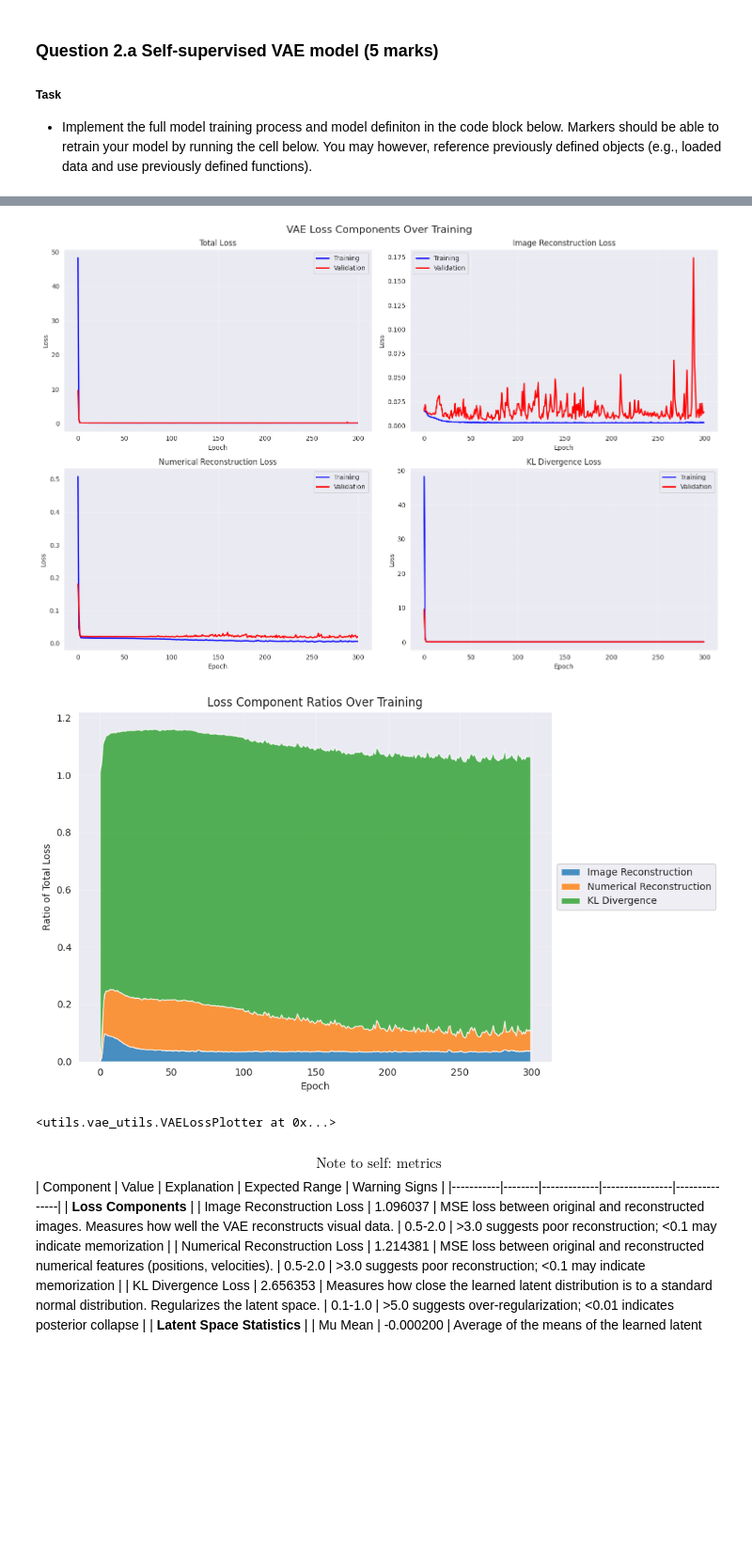
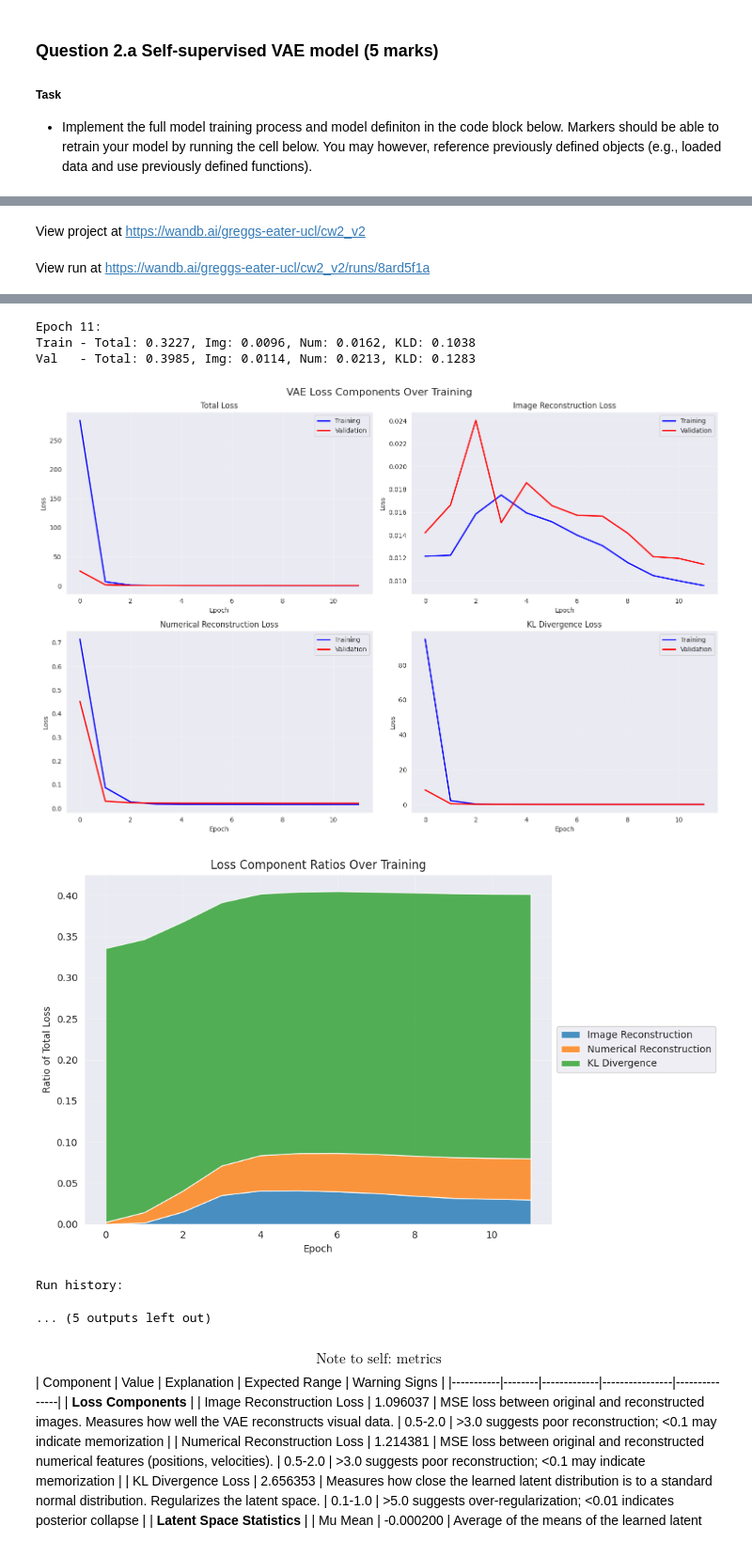
Before and after one commit to the-rich-piana/COMP0188_DeepLearning, a Jupyter notebook: COURSEWORK_2/CW2_Questions_105_marks_QUESTIONS.ipynb, the cells around one changed output, grey strips where cells are left out. Shown at 94% size. Cells and saved outputs as stored; diff of their text form; code cells hidden in the pictures; blank space fills up the shorter version.

```diff
--- a/COURSEWORK_2/CW2_Questions_105_marks_QUESTIONS.ipynb
+++ b/COURSEWORK_2/CW2_Questions_105_marks_QUESTIONS.ipynb
@@ -1376,11 +1938,11 @@ This is so much better than using a dictionary.
 """
 @dataclass(frozen=True)
 class VAEHyperParams:
-    NUM_EPOCHS: int = 300
-    BETA: float = 1.0
+    NUM_EPOCHS: int = 12
+    BETA: float = 3.0
     BATCH_SIZE: int = 64
     IMAGE_SIZE: int = 224
-    LATENT_DIM: int = 128
+    LATENT_DIM: int = 127
     LEARNING_RATE: float = 1e-3
     EPSILON: float = 1e-4
 
@@ -1388,6 +1950,7 @@ class VAEHyperParams:
 params = VAEHyperParams()
 # %%
 # Set random seed for reproducibility
+from dataclasses import asdict
 
 torch.manual_seed(1)
 
@@ -1398,25 +1961,31 @@ vae_model = VAE(image_size=params.IMAGE_SIZE, latent_dim=params.LATENT_DIM)
 optimizer = torch.optim.Adam(vae_model.parameters(), lr=params.LEARNING_RATE, eps=params.EPSILON)
 device = torch.device("cuda" if torch.cuda.is_available() else "cpu")
 
+config_dict = {k.lower(): v for k, v in asdict(params).items()}
+
 # Initialize wandb
-# wandb.init(
-#     project=WANDB_PROJECT,
-#     name="VAE_Self_Supervised",
-#     config={
-#         "architecture": "VAE",
-#         "dataset": "robot_behavior",
-#         "epochs": 10,
-#         "batch_size": 64,
-#         "learning_rate": 1e-4,
-#         "beta": 1.0,
-#         "latent_dim": 128,
-#         "precision": "float16"
-#     }
-# )
+vae_wandb = wandb.init(
+    project=WANDB_PROJECT,
+    name=f"VAE_Self_Supervised_Half{'_DEBUG' if project_options.debug else ''}",
+    config={
+        **config_dict,
+        "architecture": "VAE",
+        "dataset": "robot_behavior",
+        "encoder_layers": [32, 64, 128, 256],
+        "decoder_layers": [256, 128, 64, 32],
+        "numerical_encoder_dims": [128, 64],
+        "optimizer": "Adam",
+        "num_channels": 2,
+        "numerical_features": 15,
+        "precision": "float16",
+        "device": str(device)
+    }
+)
 
 # Train the model
 train_vae(
     model=vae_model,
+    wandb=vae_wandb,
     train_loader=train_dataloader,
     val_loader=val_dataloader,
     optimizer=optimizer,
@@ -1425,5 +1994,5 @@ train_vae(
     beta=params.BETA,
 )
 
-# wandb.finish()
+vae_wandb.finish()
 # %% [output]
@@ -1446,0 +2003,2 @@ Val   - Total: 0.1099, Img: 0.0145, Num: 0.0202, KLD: 0.0934
+View project at https://wandb.ai/greggs-eater-ucl/cw2_v2
+View run at https://wandb.ai/greggs-eater-ucl/cw2_v2/runs/8ard5f1a
@@ -1447,6 +2039,10 @@ Val   - Total: 0.1099, Img: 0.0145, Num: 0.0202, KLD: 0.0934
+Epoch 11:
+Train - Total: 0.3227, Img: 0.0096, Num: 0.0162, KLD: 0.1038
+Val   - Total: 0.3985, Img: 0.0114, Num: 0.0213, KLD: 0.1283
-[figure, old version]
+[figure, new version]
-[figure, old version]
+[figure, new version]
-<utils.vae_utils.VAELossPlotter at 0x...>
+Run history:
+... (5 outputs left out)
 # %% [markdown]
 $$\text{Note to self: metrics}$$
 | Component | Value | Explanation | Expected Range | Warning Signs |
```
Also changed, not shown: parts of 26 cells of this notebook, 3 other files.
